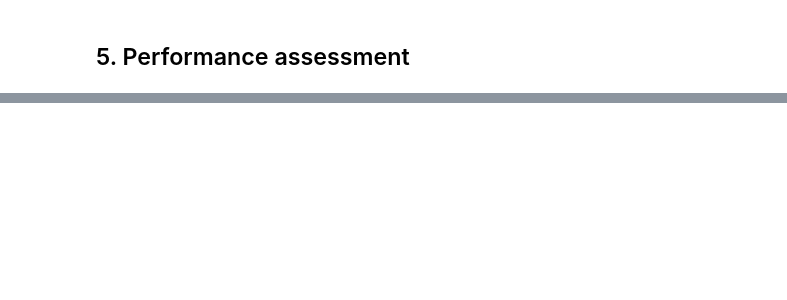
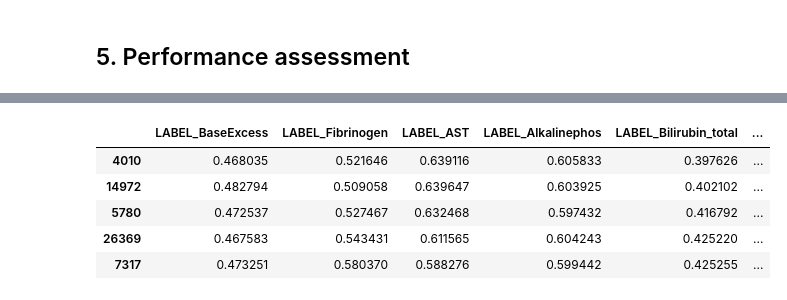
Before and after one commit to pjhartout/Introduction_to_Machine_Learning, a Jupyter notebook: projects/project_2/subtask1.ipynb, the cells around one changed output, grey strips where cells are left out. Drawn from its saved outputs; the diff is of its cells as text; code cells hidden in the pictures; blank space fills up the shorter version.

Commit message:
Model_subtask_1_Jo

```diff
--- a/projects/project_2/subtask1.ipynb
+++ b/projects/project_2/subtask1.ipynb
@@ -265,0 +408,5 @@ X_train_resampled, y_train_resampled = oversampling_strategies(X_train, y_train,
+# %%
+X_test = df_test_preprocessed.values
+# %%
+# get the unique test ids of patients
+test_pids = np.unique(df_test_preprocessed[["pid"]].values)
@@ -265,0 +415,27 @@ X_train_resampled, y_train_resampled = oversampling_strategies(X_train, y_train,
+# %%
+def get_predictions(X_test,test_pids,svm_models,reduced=True,nb_patients=100):
+    """Function to obtain predictions for every model, as a confidence level : the closer to 1 (resp 0), the more confidently)
+            the sample belongs to class 1 (resp 0).
+        Parameters: X_test = np.array, set of preprocessed test values
+                    test_pids = np.array, unique set of patient ids in test set
+                    svm_models = list, fitted svm models to training set
+                    reduced = boolean, default True, if random sampling of dataset to test of smaller dataset
+                    nb_patients = int, size of number of patients selected, ignored if reduced == False
+        Returns:
+                df_pred = pd.DataFrame, dataframe containing for each patient id the predicted label as a confidence level
+    """
+    df_pred = pd.DataFrame()
+    if reduced:
+        # sample at random nb_patients patients
+        test_pids = sample(list(test_pids),nb_patients)
+        X_test = X_test[test_pids]
+    for i,test in enumerate(medical_tests):
+        # decision_function returns the distance to the hyperplane
+        y_conf = svm_models[i].decision_function(X_test)
+        # compute the predictions as confidence levels, ie using sigmoid function instead of sign function
+        y_pred = [sigmoid_f(y_conf[i]) for i in range(len(y_conf))]
+        # use the mean of the computation for each patient as overall confidence level
+        y_mean = [np.mean(y_pred[i:i+12]) for i in range(len(test_pids))]
+        df = pd.DataFrame({test: y_mean},index=test_pids)
+        df_pred = pd.concat([df_pred,df], axis=1)
+    return df_pred
@@ -265,0 +444,2 @@ X_train_resampled, y_train_resampled = oversampling_strategies(X_train, y_train,
+# %%
+gridsearch_predictions = get_predictions(X_test,test_pids,gridsearch_svm_models,reduced=True,nb_patients=100)
@@ -265,0 +458,9 @@ X_train_resampled, y_train_resampled = oversampling_strategies(X_train, y_train,
+# %%
+gridsearch_predictions.head()
+# %% [output]
+|  | LABEL_BaseExcess | LABEL_Fibrinogen | LABEL_AST | LABEL_Alkalinephos | LABEL_Bilirubin_total | ... |
+| 4010 | 0.468035 | 0.521646 | 0.639116 | 0.605833 | 0.397626 | ... |
+| 14972 | 0.482794 | 0.509058 | 0.639647 | 0.603925 | 0.402102 | ... |
+| 5780 | 0.472537 | 0.527467 | 0.632468 | 0.597432 | 0.416792 | ... |
+| 26369 | 0.467583 | 0.543431 | 0.611565 | 0.604243 | 0.425220 | ... |
+| 7317 | 0.473251 | 0.580370 | 0.588276 | 0.599442 | 0.425255 | ... |
```
Also changed, not shown: parts of 33 cells of this notebook.
